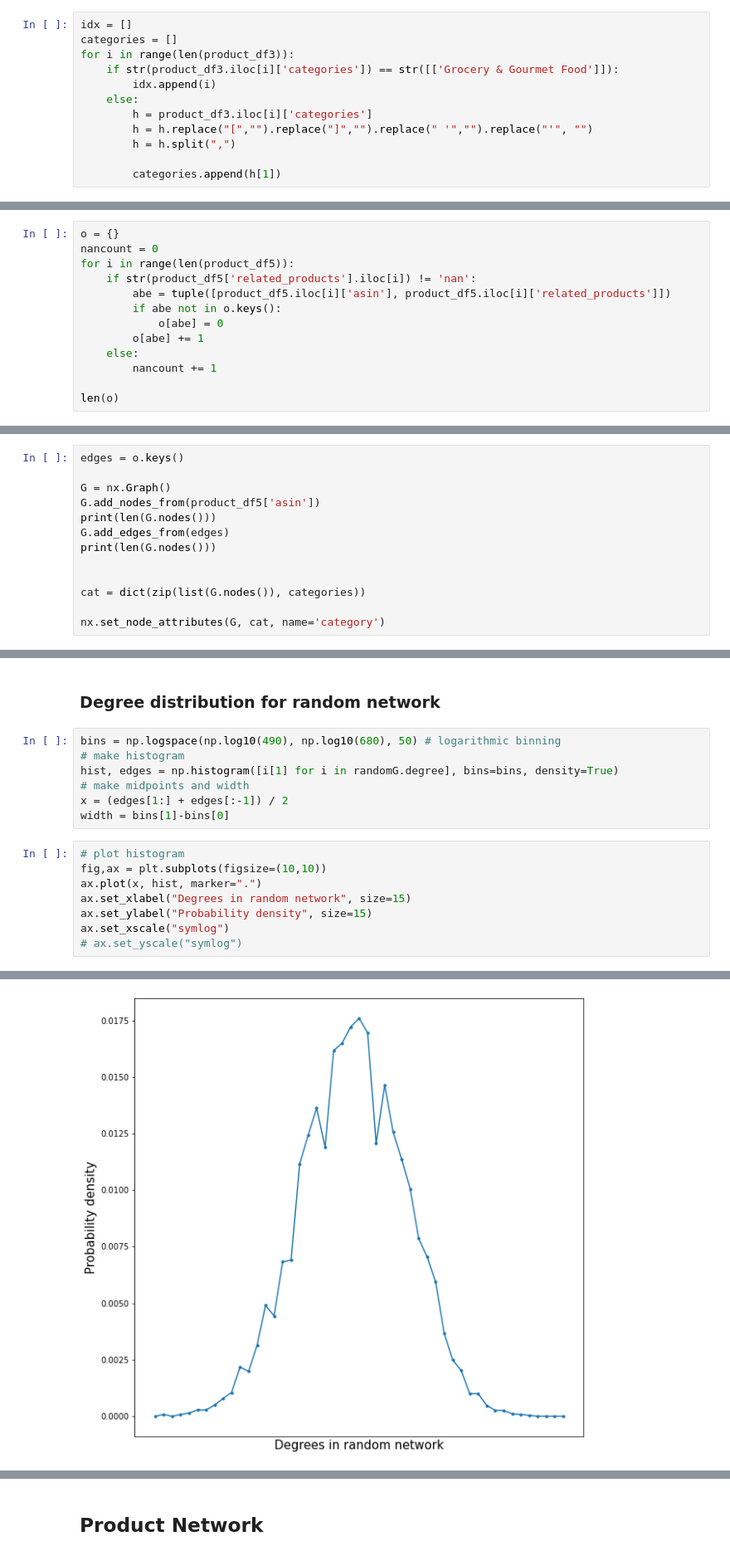
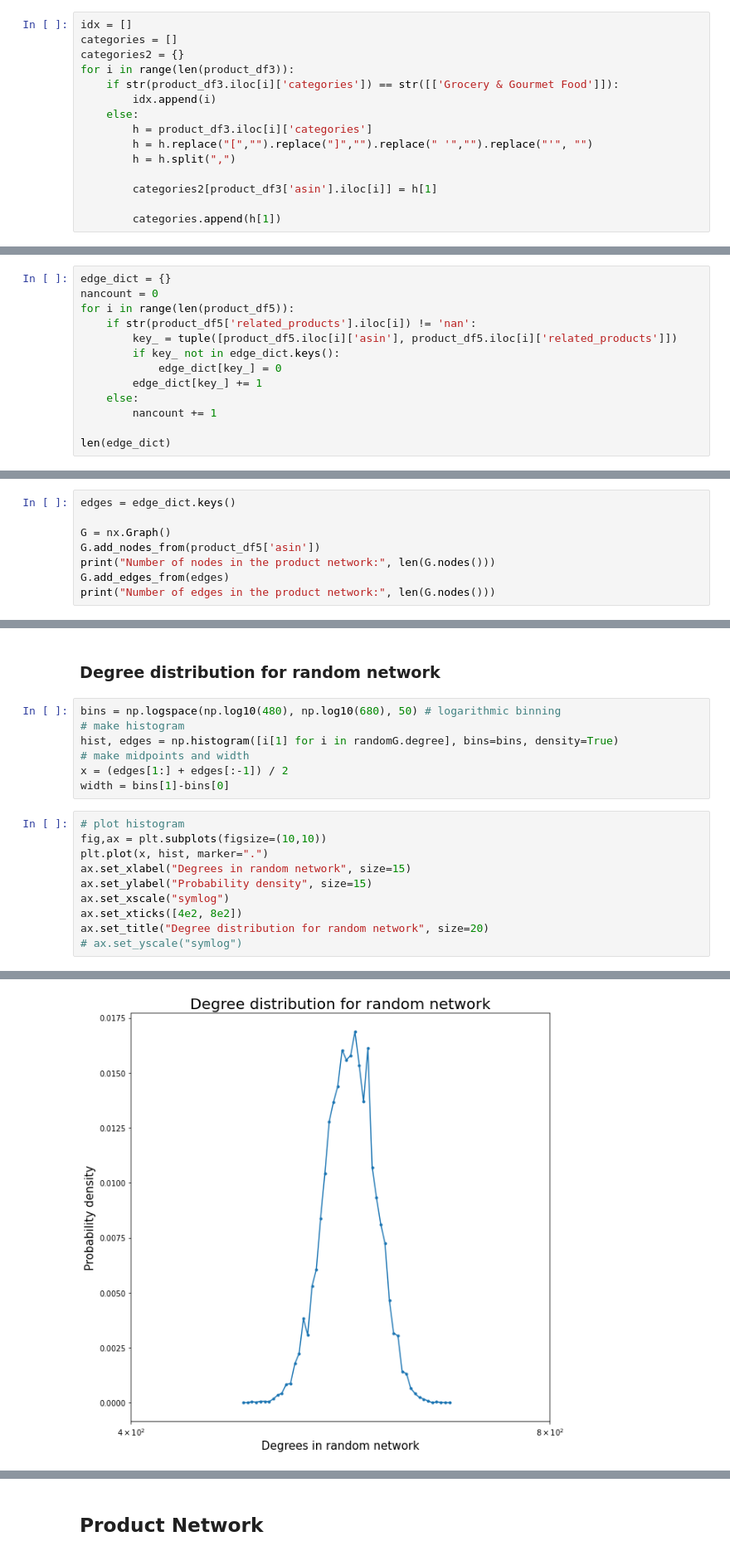
Before and after one commit to TECH-yufu/comsocsci2022-project, a Jupyter notebook: Explainer Notebook.ipynb, the cells around one changed output, grey strips where cells are left out. Shown at 83% size. Saved outputs shown, nothing was run; the diff lists cells and outputs as text.

```diff
--- a/Explainer Notebook.ipynb
+++ b/Explainer Notebook.ipynb
@@ -267,6 +257,7 @@ We are only interested in products that have at least one subcategory other than
 # %%
 idx = []
 categories = []
+categories2 = {}
 for i in range(len(product_df3)):
     if str(product_df3.iloc[i]['categories']) == str([['Grocery & Gourmet Food']]):
         idx.append(i)
@@ -275,6 +266,8 @@ for i in range(len(product_df3)):
         h = h.replace("[","").replace("]","").replace(" '","").replace("'", "")
         h = h.split(",")
 
+        categories2[product_df3['asin'].iloc[i]] = h[1]
+
         categories.append(h[1])
 # %%
 # remove indices in original df
@@ -290,15 +297,15 @@ product_df5
 # %% [markdown]
 We prepare the edges for the product network, after which we can create the initial network:
 # %%
-o = {}
+edge_dict = {}
 nancount = 0
 for i in range(len(product_df5)):
     if str(product_df5['related_products'].iloc[i]) != 'nan':
-        abe = tuple([product_df5.iloc[i]['asin'], product_df5.iloc[i]['related_products']])
-        if abe not in o.keys():
-            o[abe] = 0
-        o[abe] += 1
+        key_ = tuple([product_df5.iloc[i]['asin'], product_df5.iloc[i]['related_products']])
+        if key_ not in edge_dict.keys():
+            edge_dict[key_] = 0
+        edge_dict[key_] += 1
     else:
         nancount += 1
 
-len(o)
+len(edge_dict)
@@ -305,13 +316,8 @@ len(o)
 # %%
-edges = o.keys()
+edges = edge_dict.keys()
 
 G = nx.Graph()
 G.add_nodes_from(product_df5['asin'])
-print(len(G.nodes()))
+print("Number of nodes in the product network:", len(G.nodes()))
 G.add_edges_from(edges)
-print(len(G.nodes()))
-
-
-cat = dict(zip(list(G.nodes()), categories))
-
-nx.set_node_attributes(G, cat, name='category')
+print("Number of edges in the product network:", len(G.nodes()))
@@ -573,7 +622,7 @@ ax.set_xscale("symlog")
 # %% [markdown]
 ### Degree distribution for random network
 # %%
-bins = np.logspace(np.log10(490), np.log10(680), 50) # logarithmic binning
+bins = np.logspace(np.log10(480), np.log10(680), 50) # logarithmic binning
 # make histogram
 hist, edges = np.histogram([i[1] for i in randomG.degree], bins=bins, density=True)
 # make midpoints and width
@@ -582,9 +631,11 @@ width = bins[1]-bins[0]
 # %%
 # plot histogram
 fig,ax = plt.subplots(figsize=(10,10))
-ax.plot(x, hist, marker=".")
+plt.plot(x, hist, marker=".")
 ax.set_xlabel("Degrees in random network", size=15)
 ax.set_ylabel("Probability density", size=15)
 ax.set_xscale("symlog")
+ax.set_xticks([4e2, 8e2])
+ax.set_title("Degree distribution for random network", size=20)
 # ax.set_yscale("symlog")
 # %% [output]
@@ -591,2 +643,2 @@ ax.set_xscale("symlog")
-[figure, old version]
+[figure, new version]
 # %%
```
Also changed, not shown: parts of 38 cells of this notebook.
